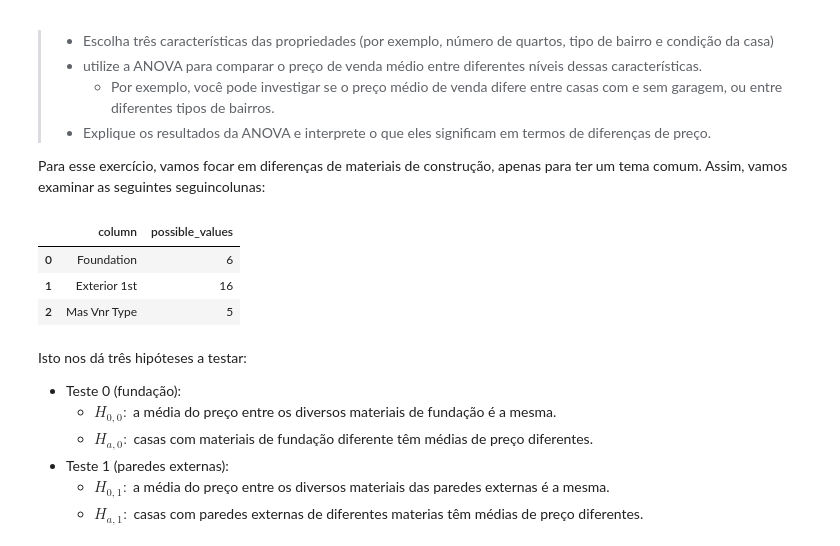
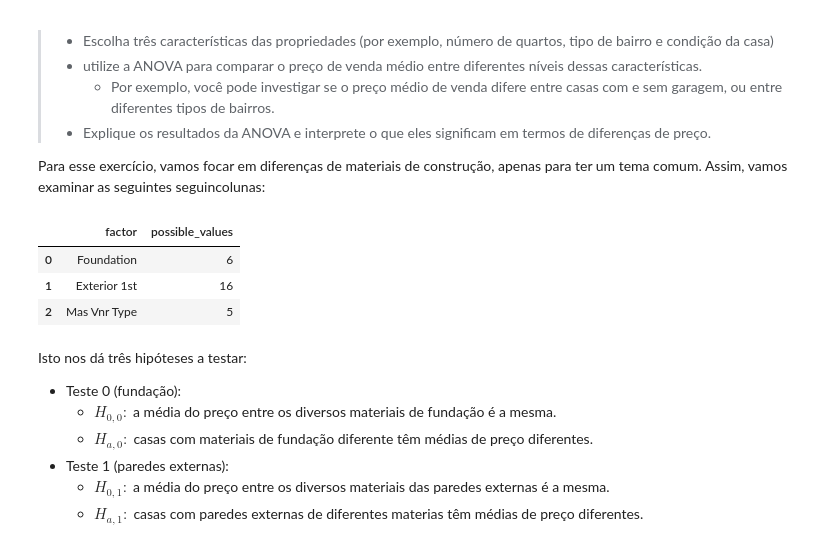
Before and after one commit to brandizzi/AEDI2025, a Jupyter notebook: Tarefa3.ipynb, the cells around one changed output. Saved outputs shown, nothing was run; the diff lists cells and outputs as text; code cells hidden in the pictures.

```diff
--- a/Tarefa3.ipynb
+++ b/Tarefa3.ipynb
@@ -25,12 +25,13 @@ comum.
 Assim, vamos examinar as seguintes seguincolunas:
 # %%
 material_columns = ['Foundation', 'Exterior 1st', 'Mas Vnr Type', ]
-pd.DataFrame({
-    'column': material_columns,
+factor_values_count = pd.DataFrame({
+    'factor': material_columns,
     'possible_values': [len(df[c].unique()) for c in material_columns]
 })
+factor_values_count
 # %% [output]
-|  | column | possible_values |
+|  | factor | possible_values |
 | 0 | Foundation | 6 |
 | 1 | Exterior 1st | 16 |
 | 2 | Mas Vnr Type | 5 |
```
Also changed, not shown: parts of 30 cells of this notebook.
